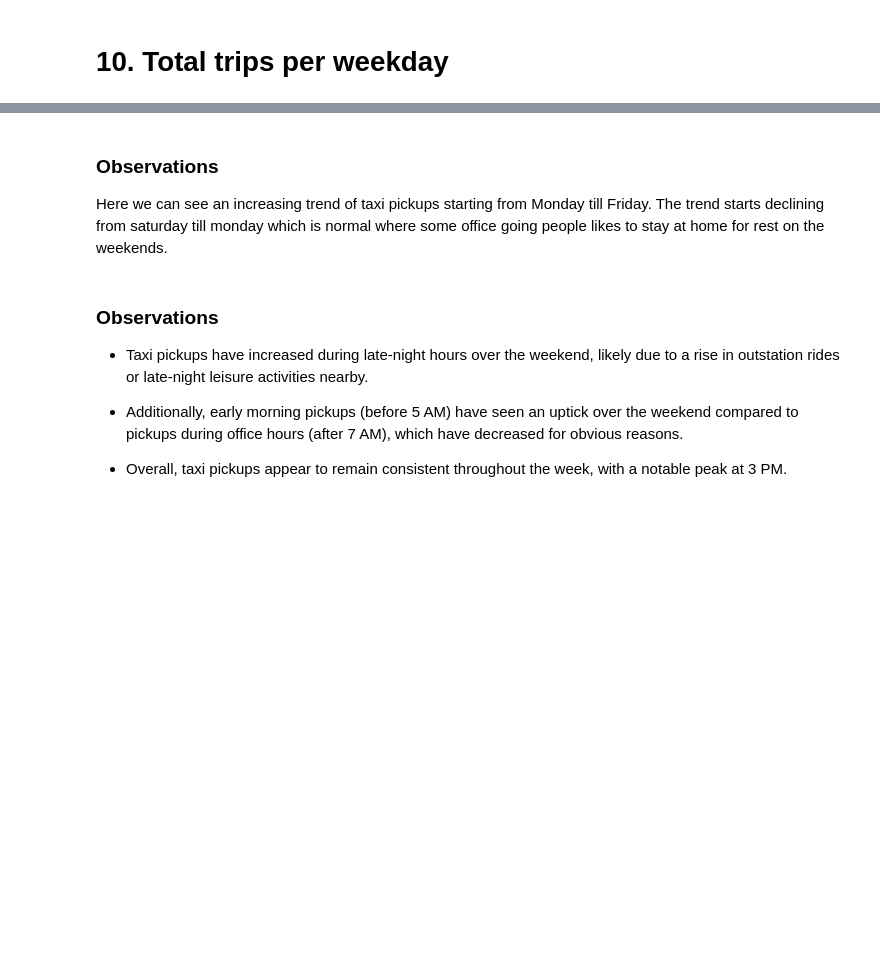
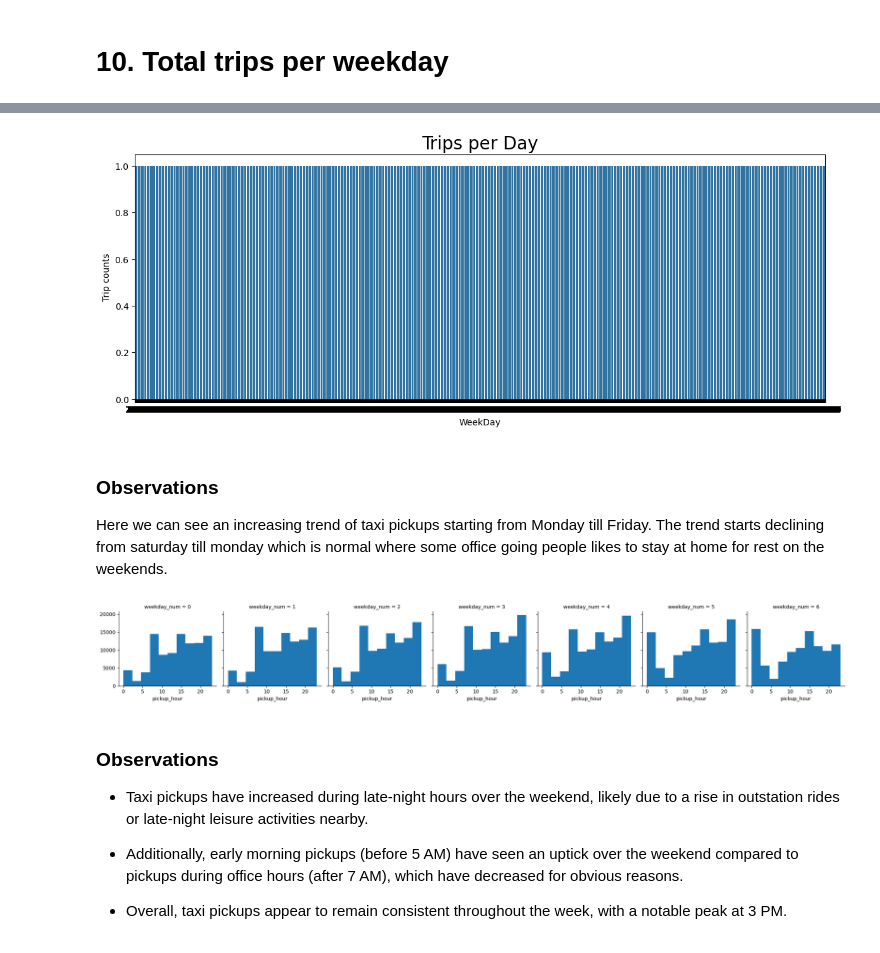
Before and after one commit to JapiKredi/Pinnacle_AI_program_AnalyticsVidyha, a Jupyter notebook: Assignment_nyc_taxi_trip_duration_JasperBongers.ipynb, the cells around one changed output, grey strips where cells are left out. Drawn from its saved outputs; the diff is of its cells as text; code cells hidden in the pictures; blank space fills up the shorter version.

```diff
--- a/Assignment_nyc_taxi_trip_duration_JasperBongers.ipynb
+++ b/Assignment_nyc_taxi_trip_duration_JasperBongers.ipynb
@@ -874,20 +888,32 @@ The data aligns with the general trend of taxi pickups, which typically begin to
 # %%
 # Visualise the feature weekday_num
-plt.figure(figsize = (14,5))
-sns.countplot(data.weekday_num)
-plt.xlabel(' WeekDay ')
-plt.ylabel('Trip counts')
-plt.title('Trips per Day',fontsize = 20)
-plt.show()
+
+# Downsample the data for visualization
+sampled_data = data.sample(n=10000, random_state=42)  # Adjust the sample size as needed
+
+# Ensure 'weekday_num' column exists in the sampled data
+if 'weekday_num' in sampled_data.columns and not sampled_data['weekday_num'].empty:
+    plt.figure(figsize=(14, 5))
+    sns.countplot(sampled_data['weekday_num'])
+    plt.xlabel('WeekDay')
+    plt.ylabel('Trip counts')
+    plt.title('Trips per Day', fontsize=20)
+    plt.show()
+else:
+    print("Column 'weekday_num' does not exist or is empty in the sampled data.")
+# %% [output]
+[figure, added]
 # %% [markdown]
 ### Observations
 
 Here we can see an increasing trend of taxi pickups starting from Monday till Friday. The trend starts declining from saturday till monday which is normal where some office going people likes to stay at home for rest on the weekends.
 # %%
 # Visualise the hourwise pickup pattern across the week
-n = sns.FacetGrid(df, col='weekday_num')
+n = sns.FacetGrid(data, col='weekday_num')
 n.map(plt.hist, 'pickup_hour')
 plt.show()
+# %% [output]
+[figure, added]
 # %% [markdown]
 ### Observations
 
```
Also changed, not shown: parts of 70 cells of this notebook.
